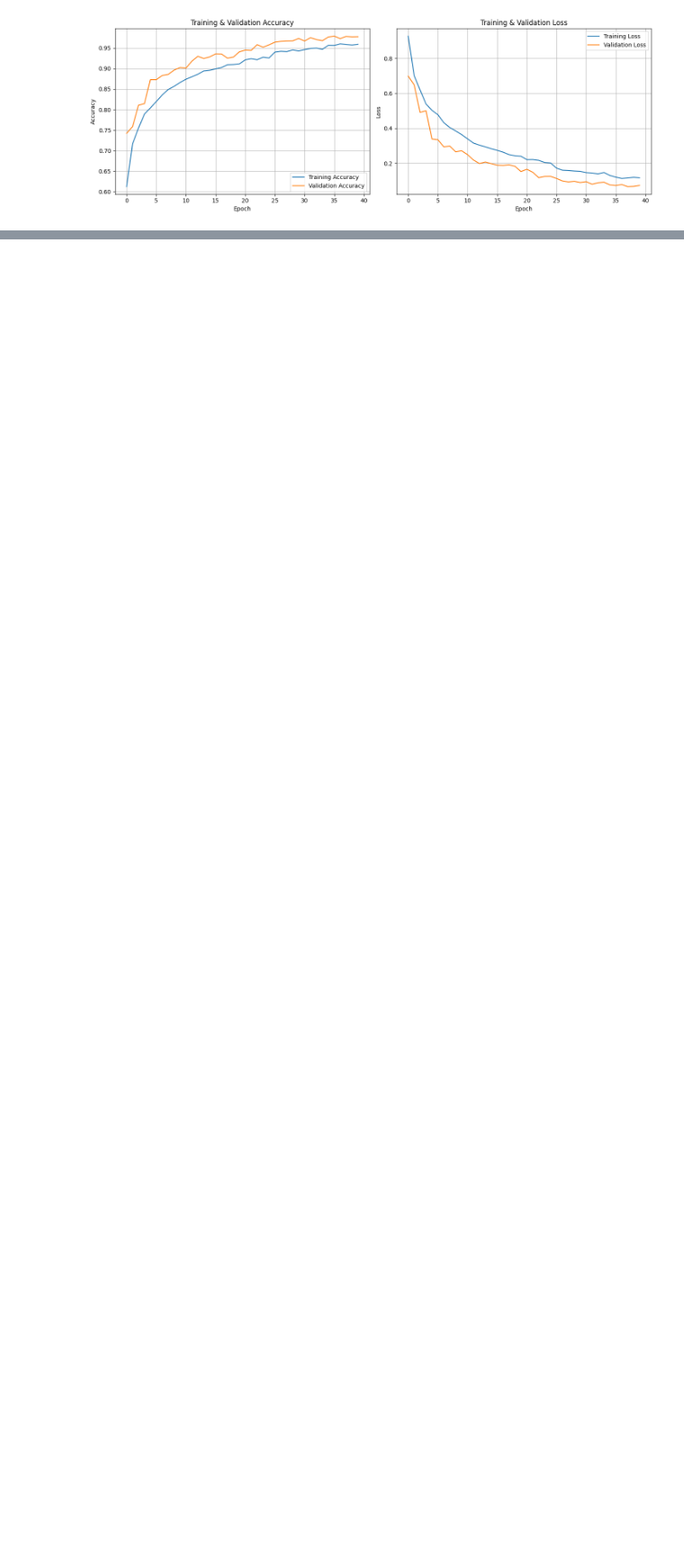
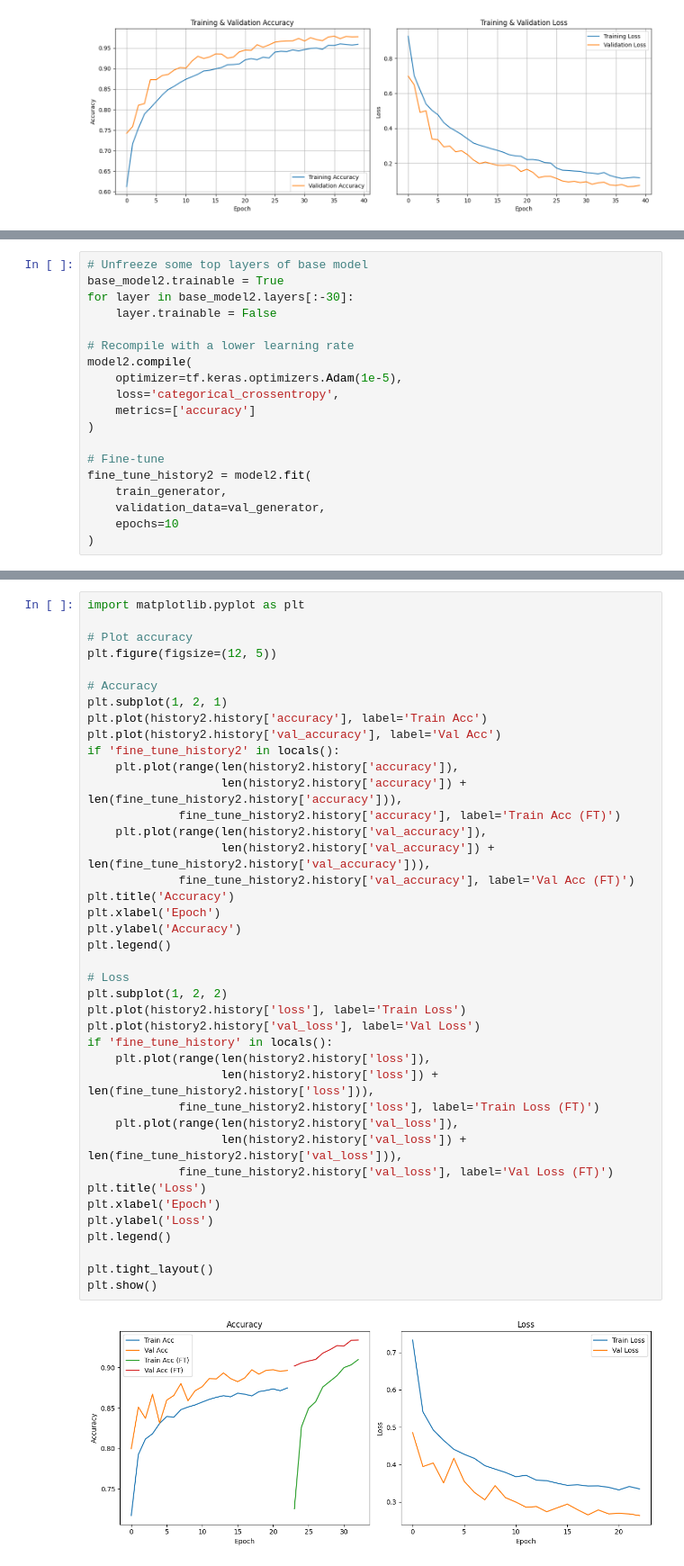
Before and after one commit to Yona1201/Brainomaly-DeepLearning-MRI-Classifier, a Jupyter notebook: notebook.ipynb, the cells around one changed output, grey strips where cells are left out. Shown at 90% size. Cells and saved outputs as stored; diff of their text form; blank space fills up the shorter version.

```diff
--- a/Alek_Capstone.ipynb
+++ b/notebook.ipynb
@@ -419,0 +578,19 @@ plt.show()
+# %%
+# Unfreeze some top layers of base model
+base_model2.trainable = True
+for layer in base_model2.layers[:-30]:
+    layer.trainable = False
+
+# Recompile with a lower learning rate
+model2.compile(
+    optimizer=tf.keras.optimizers.Adam(1e-5),
+    loss='categorical_crossentropy',
+    metrics=['accuracy']
+)
+
+# Fine-tune
+fine_tune_history2 = model2.fit(
+    train_generator,
+    validation_data=val_generator,
+    epochs=10
+)
@@ -419,0 +624,42 @@ plt.show()
+# %%
+import matplotlib.pyplot as plt
+
+# Plot accuracy
+plt.figure(figsize=(12, 5))
+
+# Accuracy
+plt.subplot(1, 2, 1)
+plt.plot(history2.history['accuracy'], label='Train Acc')
+plt.plot(history2.history['val_accuracy'], label='Val Acc')
+if 'fine_tune_history2' in locals():
+    plt.plot(range(len(history2.history['accuracy']),
+                   len(history2.history['accuracy']) + len(fine_tune_history2.history['accuracy'])),
+             fine_tune_history2.history['accuracy'], label='Train Acc (FT)')
+    plt.plot(range(len(history2.history['val_accuracy']),
+                   len(history2.history['val_accuracy']) + len(fine_tune_history2.history['val_accuracy'])),
+             fine_tune_history2.history['val_accuracy'], label='Val Acc (FT)')
+plt.title('Accuracy')
+plt.xlabel('Epoch')
+plt.ylabel('Accuracy')
+plt.legend()
+
+# Loss
+plt.subplot(1, 2, 2)
+plt.plot(history2.history['loss'], label='Train Loss')
+plt.plot(history2.history['val_loss'], label='Val Loss')
+if 'fine_tune_history' in locals():
+    plt.plot(range(len(history2.history['loss']),
+                   len(history2.history['loss']) + len(fine_tune_history2.history['loss'])),
+             fine_tune_history2.history['loss'], label='Train Loss (FT)')
+    plt.plot(range(len(history2.history['val_loss']),
+                   len(history2.history['val_loss']) + len(fine_tune_history2.history['val_loss'])),
+             fine_tune_history2.history['val_loss'], label='Val Loss (FT)')
+plt.title('Loss')
+plt.xlabel('Epoch')
+plt.ylabel('Loss')
+plt.legend()
+
+plt.tight_layout()
+plt.show()
+# %% [output]
+[figure, added]
```
Also changed, not shown: parts of 15 cells of this notebook.
